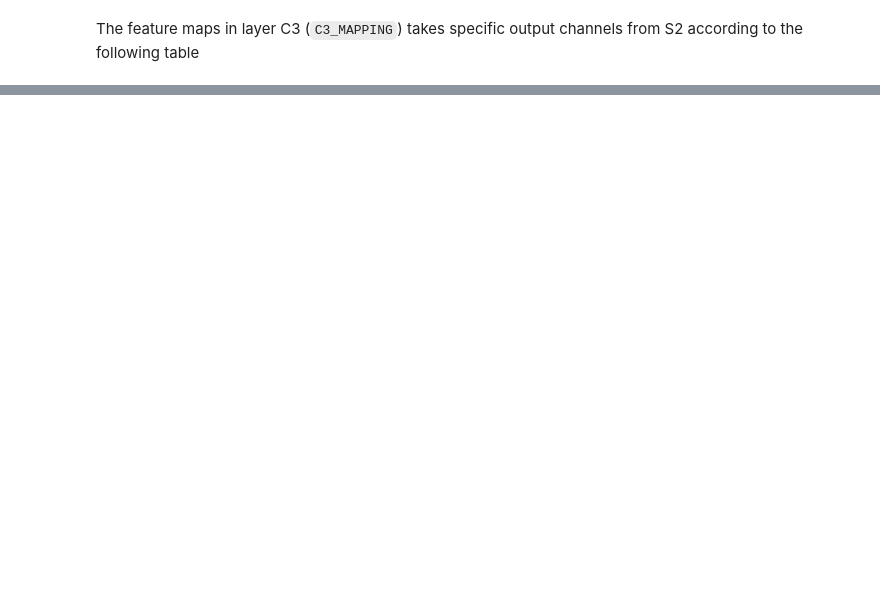
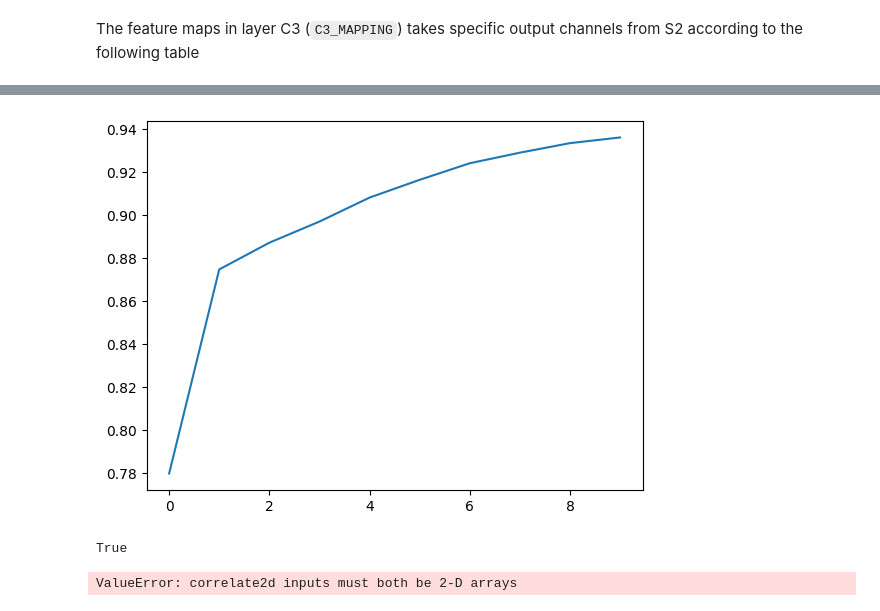
Before and after one commit to T0mLam/LeNet-5-From-Scratch, a Jupyter notebook: LeNet5_softmax_model.ipynb, the cells around one changed output, grey strips where cells are left out. Cells and saved outputs as stored; diff of their text form; code cells hidden in the pictures; blank space fills up the shorter version.

```diff
--- a/LeNet5_softmax_model.ipynb
+++ b/LeNet5_softmax_model.ipynb
@@ -65,7 +71,7 @@ criterion = CrossEntropy()
 optimizer = Adam(model, lr=0.001)
 # %%
 train_acc, train_loss = train(
-    model, X_train, y_train, criterion, optimizer, 5, 128
+    model, X_train, y_train, criterion, optimizer, 10, 128
 )
 # %% [output]
 Epoch 1
@@ -85,4 +106,15 @@ Accuracy: 0.9202666666666667 | Loss: 115.67366511924223
+# %%
+plt.plot(train_acc)
+plt.show()
+# %% [output]
+[figure, added]
+# %%
+save_model(model, 'model_10ep.pkl')
+# %% [output]
+True
 # %%
-train_acc, train_loss = test(
-    model, X_train, y_train, criterion, optimizer, 5, 128
+test_acc  = test(
+    model, X_train, y_train, 128
 )
+# %% [output]
+ValueError: correlate2d inputs must both be 2-D arrays
```
Also changed, not shown: parts of 4 cells of this notebook, 18 other files.
